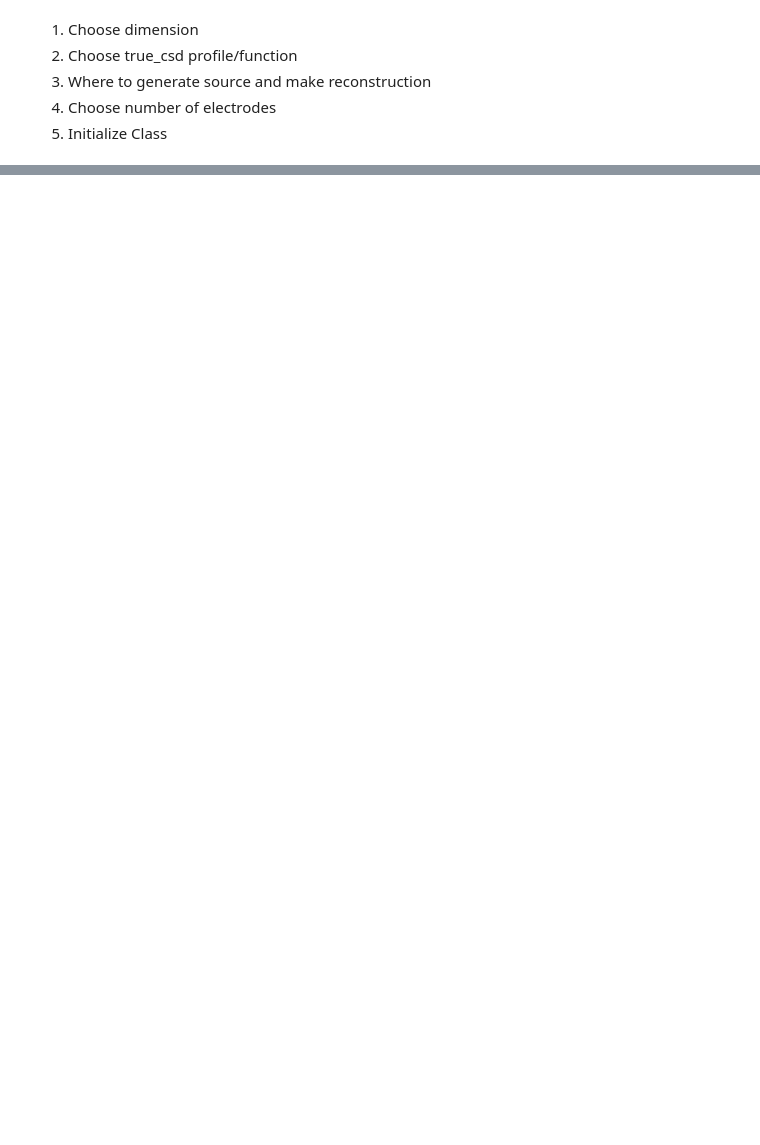
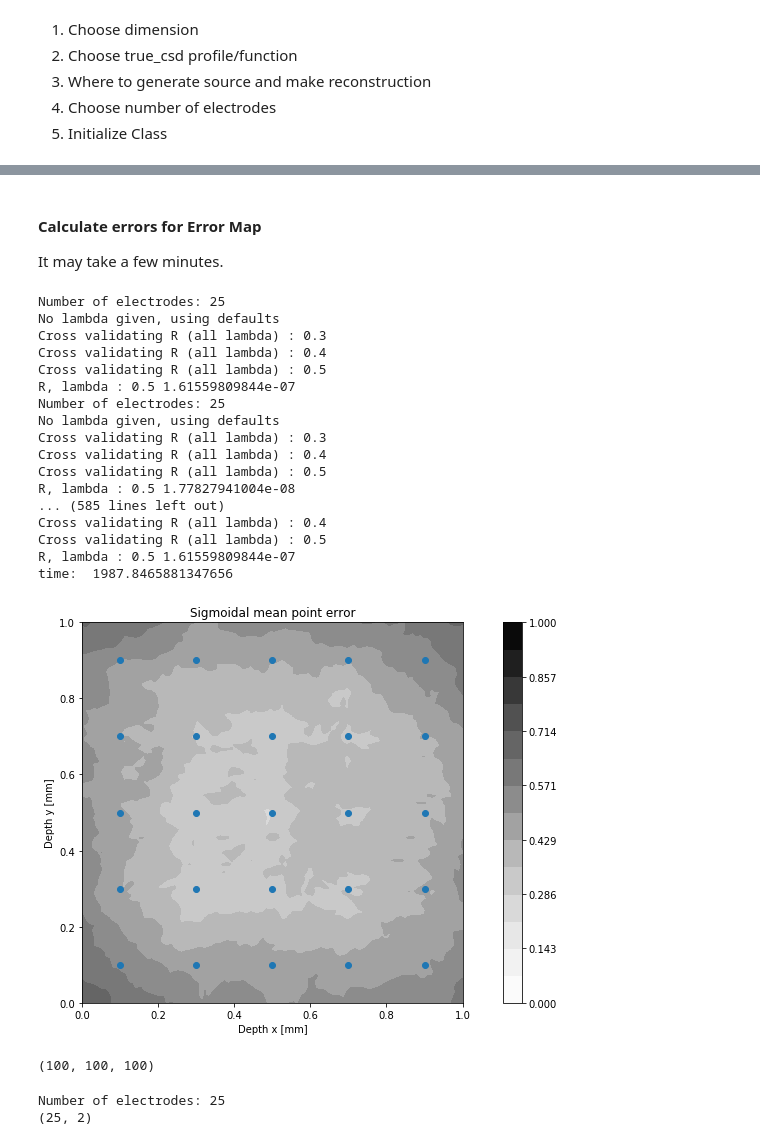
Before and after one commit to Neuroinflab/kCSD-python, a Jupyter notebook: kcsd_tutorial.ipynb, the cells around one changed output, grey strips where cells are left out. Drawn from its saved outputs; the diff is of its cells as text; code cells hidden in the pictures; blank space fills up the shorter version.

Commit message:
error maps in tutorial

```diff
--- a/kcsd_tutorial.ipynb
+++ b/kcsd_tutorial.ipynb
@@ -54,3 +87,3 @@ print(dim_select.value)
 # %%
-k = config.kCSD(config.csd_profile, 1, total_ele=nr_ele_select.value, true_csd_xlims=[0, 1],
-                **config.defaults[config.kCSD.__name__])
+err = config.error_map(config.csd_profile, 1, total_ele=nr_ele_select.value, true_csd_xlims=[0, 1],
+                 **config.defaults[config.kCSD.__name__])
@@ -56,0 +117,35 @@ k = config.kCSD(config.csd_profile, 1, total_ele=nr_ele_select.value, true_csd_x
+# %% [markdown]
+#### Calculate errors for Error Map
+
+It may take a few minutes.
+# %%
+rms, point_error = err.calculate_error_map(config.csd_profile)
+# %% [output]
+Number of electrodes: 25
+No lambda given, using defaults
+Cross validating R (all lambda) : 0.3
+Cross validating R (all lambda) : 0.4
+Cross validating R (all lambda) : 0.5
+R, lambda : 0.5 1.61559809844e-07
+Number of electrodes: 25
+No lambda given, using defaults
+Cross validating R (all lambda) : 0.3
+Cross validating R (all lambda) : 0.4
+Cross validating R (all lambda) : 0.5
+R, lambda : 0.5 1.77827941004e-08
+... (585 lines left out)
+Cross validating R (all lambda) : 0.4
+Cross validating R (all lambda) : 0.5
+R, lambda : 0.5 1.61559809844e-07
+time:  1987.8465881347656
+[figure, added]
+# %%
+print(point_error.shape)
+# %% [output]
+(100, 100, 100)
+# %%
+ele_pos, pots = k.electrode_config(config.csd_profile)
+print(ele_pos.shape)
+# %% [output]
+Number of electrodes: 25
+(25, 2)
```
Also changed, not shown: parts of 39 cells of this notebook, 7 other files.
